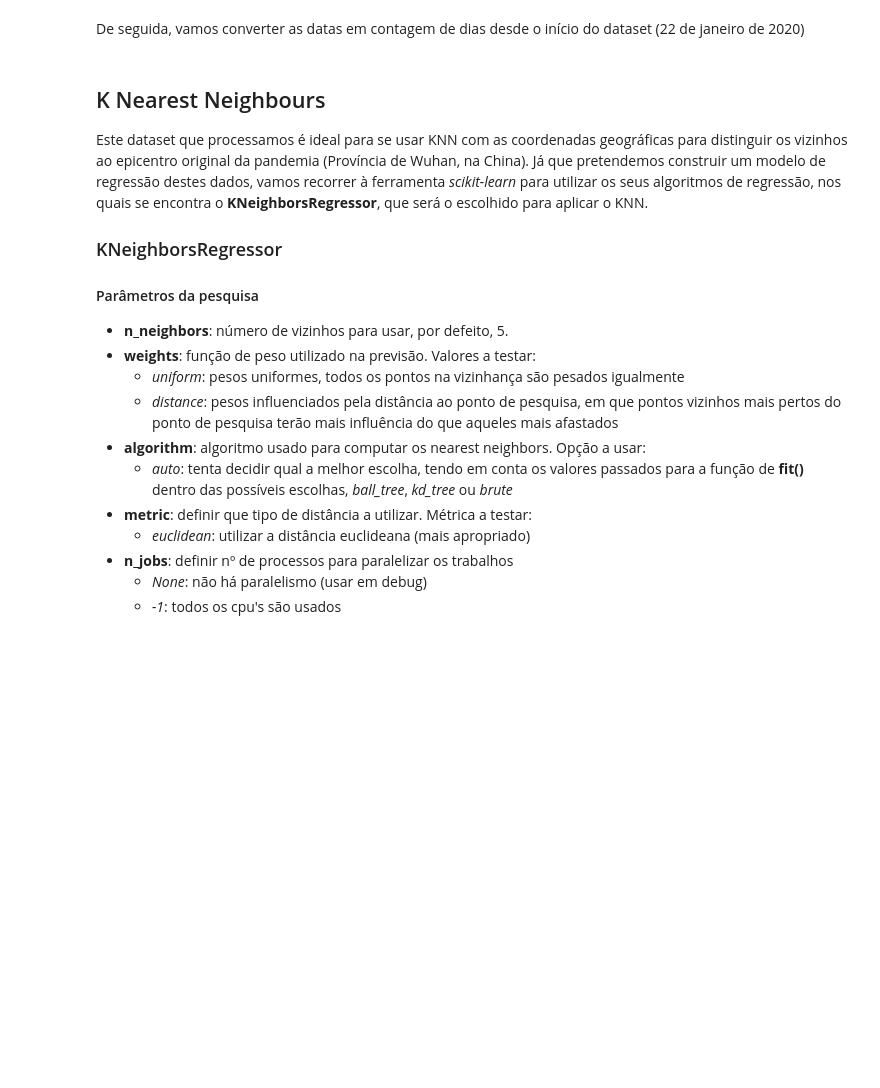
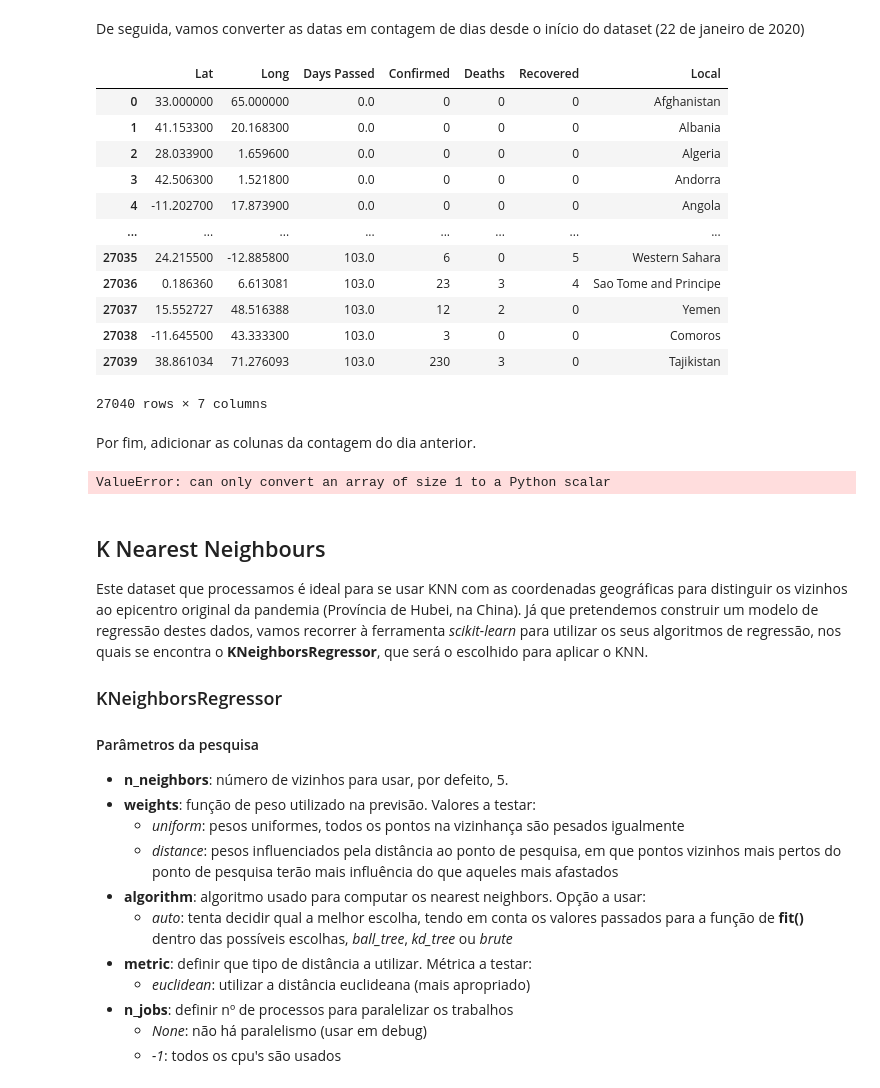
Before and after one commit to JoaoRicardoCardoso/MIEIC_IART_19_PROJ, a Jupyter notebook: PROJ2/Distance.Epi.ipynb, the cells around one changed output. Saved outputs shown, nothing was run; the diff lists cells and outputs as text; code cells hidden in the pictures; blank space fills up the shorter version.

```diff
--- a/PROJ2/Distance.Epi.ipynb
+++ b/PROJ2/Distance.Epi.ipynb
@@ -87,11 +87,40 @@ covid_data
 # %% [markdown]
 De seguida, vamos converter as datas em contagem de dias desde o início do dataset (22 de janeiro de 2020)
+# %%
+covid_data['Date'] = pd.to_datetime(covid_data['Date'],format='%m/%d/%y')
+covid_data['Date'] -= pd.to_datetime("2020-01-22")
+covid_data['Date'] /= np.timedelta64(1,'D')
+covid_data = covid_data.rename(columns  = {'Date':'Days Passed'})
+covid_data
+# %% [output]
+|  | Lat | Long | Days Passed | Confirmed | Deaths | Recovered | Local |
+| 0 | 33.000000 | 65.000000 | 0.0 | 0 | 0 | 0 | Afghanistan |
+| 1 | 41.153300 | 20.168300 | 0.0 | 0 | 0 | 0 | Albania |
+| 2 | 28.033900 | 1.659600 | 0.0 | 0 | 0 | 0 | Algeria |
+| 3 | 42.506300 | 1.521800 | 0.0 | 0 | 0 | 0 | Andorra |
+| 4 | -11.202700 | 17.873900 | 0.0 | 0 | 0 | 0 | Angola |
+| ... | ... | ... | ... | ... | ... | ... | ... |
+| 27035 | 24.215500 | -12.885800 | 103.0 | 6 | 0 | 5 | Western Sahara |
+| 27036 | 0.186360 | 6.613081 | 103.0 | 23 | 3 | 4 | Sao Tome and Principe |
+| 27037 | 15.552727 | 48.516388 | 103.0 | 12 | 2 | 0 | Yemen |
+| 27038 | -11.645500 | 43.333300 | 103.0 | 3 | 0 | 0 | Comoros |
+| 27039 | 38.861034 | 71.276093 | 103.0 | 230 | 3 | 0 | Tajikistan |
+27040 rows × 7 columns
+# %% [markdown]
+Por fim, adicionar as colunas da contagem do dia anterior.
+# %%
+covid_data['Confirmed Before'] = covid_data.apply(lambda row:
+                                                      covid_data.loc[(covid_data['Local'] == row['Local']) & (covid_data['Days Passed'] == row['Days Passed']-1).item(), 'Confirmed']
+                                                      if row['Days Passed'] > 0 else 0,axis=1)
+covid_data
+# %% [output]
+ValueError: can only convert an array of size 1 to a Python scalar
 # %%
 with pd.ExcelWriter('covid_19_distance.xlsx') as writer:
     covid_data.to_excel(writer)
 # %% [markdown]
 ## K Nearest Neighbours
-Este dataset que processamos é ideal para se usar KNN com as coordenadas geográficas para distinguir os vizinhos ao epicentro original da pandemia (Província de Wuhan, na China).
+Este dataset que processamos é ideal para se usar KNN com as coordenadas geográficas para distinguir os vizinhos ao epicentro original da pandemia (Província de Hubei, na China).
 Já que pretendemos construir um modelo de regressão destes dados, vamos recorrer à ferramenta *scikit-learn* para utilizar os seus algoritmos de regressão, nos quais se encontra o **KNeighborsRegressor**, que será o escolhido para aplicar o KNN.
 
 ### KNeighborsRegressor
```
Also changed, not shown: parts of 5 cells of this notebook, 1 other file.
